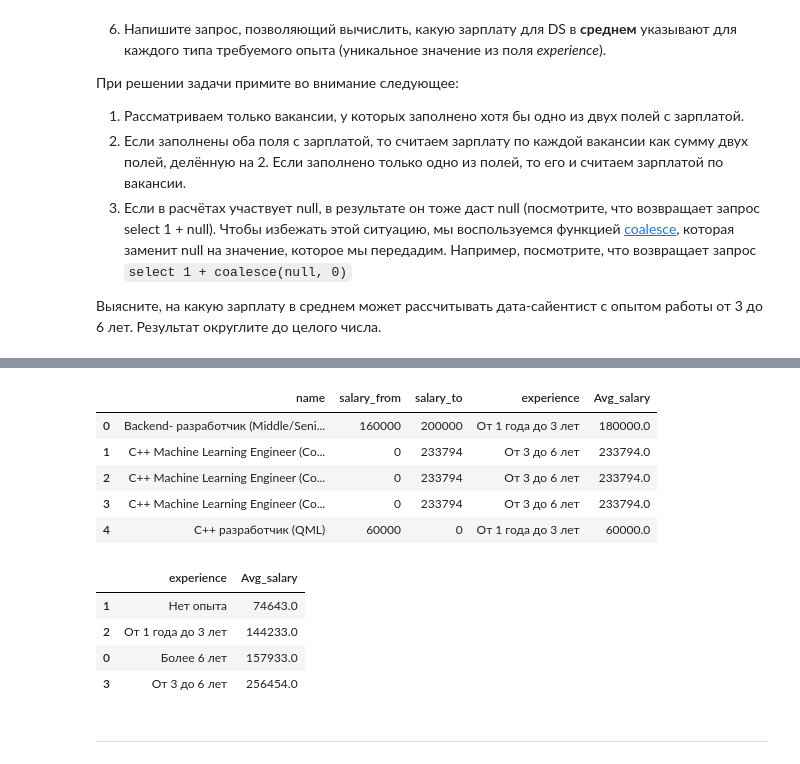
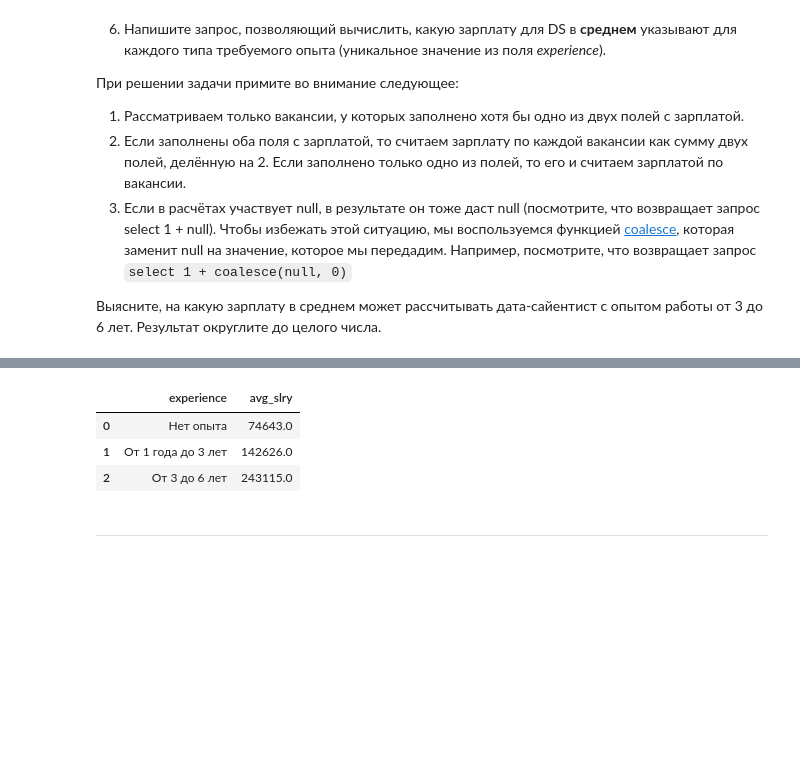
Before and after one commit to YarikKa2/SQL__StudyPrject2, a Jupyter notebook: code/SQL_StudyProject2.ipynb, the cells around one changed output, grey strips where cells are left out. Saved outputs shown, nothing was run; the diff lists cells and outputs as text; code cells hidden in the pictures; blank space fills up the shorter version.

```diff
--- a/code/SQL_StudyProject2.ipynb
+++ b/code/SQL_StudyProject2.ipynb
@@ -963,23 +886,0 @@ def Avg_slry(data_frame):
-# %%
-# применяем функцию Avg_slry к датафрейму
-DS_Avg_Slry = Avg_slry(DS_Avg_Slry)
-display(DS_Avg_Slry.head())
-
-
-# группируем значения по переменной 'experience' и определяем среднее
-group_slry = round(DS_Avg_Slry.groupby(['experience'], as_index=False)
-                   .mean(['Avg_salary']).sort_values(['Avg_salary']))
-
-group_slry.loc[:, ['experience', 'Avg_salary']]
-# %% [output]
-|  | name | salary_from | salary_to | experience | Avg_salary |
-| 0 | Backend- разработчик (Middle/Seni... | 160000 | 200000 | От 1 года до 3 лет | 180000.0 |
-| 1 | C++ Machine Learning Engineer (Co... | 0 | 233794 | От 3 до 6 лет | 233794.0 |
-| 2 | C++ Machine Learning Engineer (Co... | 0 | 233794 | От 3 до 6 лет | 233794.0 |
-| 3 | C++ Machine Learning Engineer (Co... | 0 | 233794 | От 3 до 6 лет | 233794.0 |
-| 4 | C++ разработчик (QML) | 60000 | 0 | От 1 года до 3 лет | 60000.0 |
-|  | experience | Avg_salary |
-| 1 | Нет опыта | 74643.0 |
-| 2 | От 1 года до 3 лет | 144233.0 |
-| 0 | Более 6 лет | 157933.0 |
-| 3 | От 3 до 6 лет | 256454.0 |
@@ -986,3 +958,11 @@ group_slry.loc[:, ['experience', 'Avg_salary']]
+# %%
+DS_Avg_Slry = pd.read_sql_query(add_query_3, connection)
+round(DS_Avg_Slry.groupby('experience', as_index=False)['avg_slry'].mean())
+# %% [output]
+|  | experience | avg_slry |
+| 0 | Нет опыта | 74643.0 |
+| 1 | От 1 года до 3 лет | 142626.0 |
+| 2 | От 3 до 6 лет | 243115.0 |
 # %% [markdown]
 ***
 # %% [markdown]
```
Also changed, not shown: parts of 8 cells of this notebook, 5 other files.
